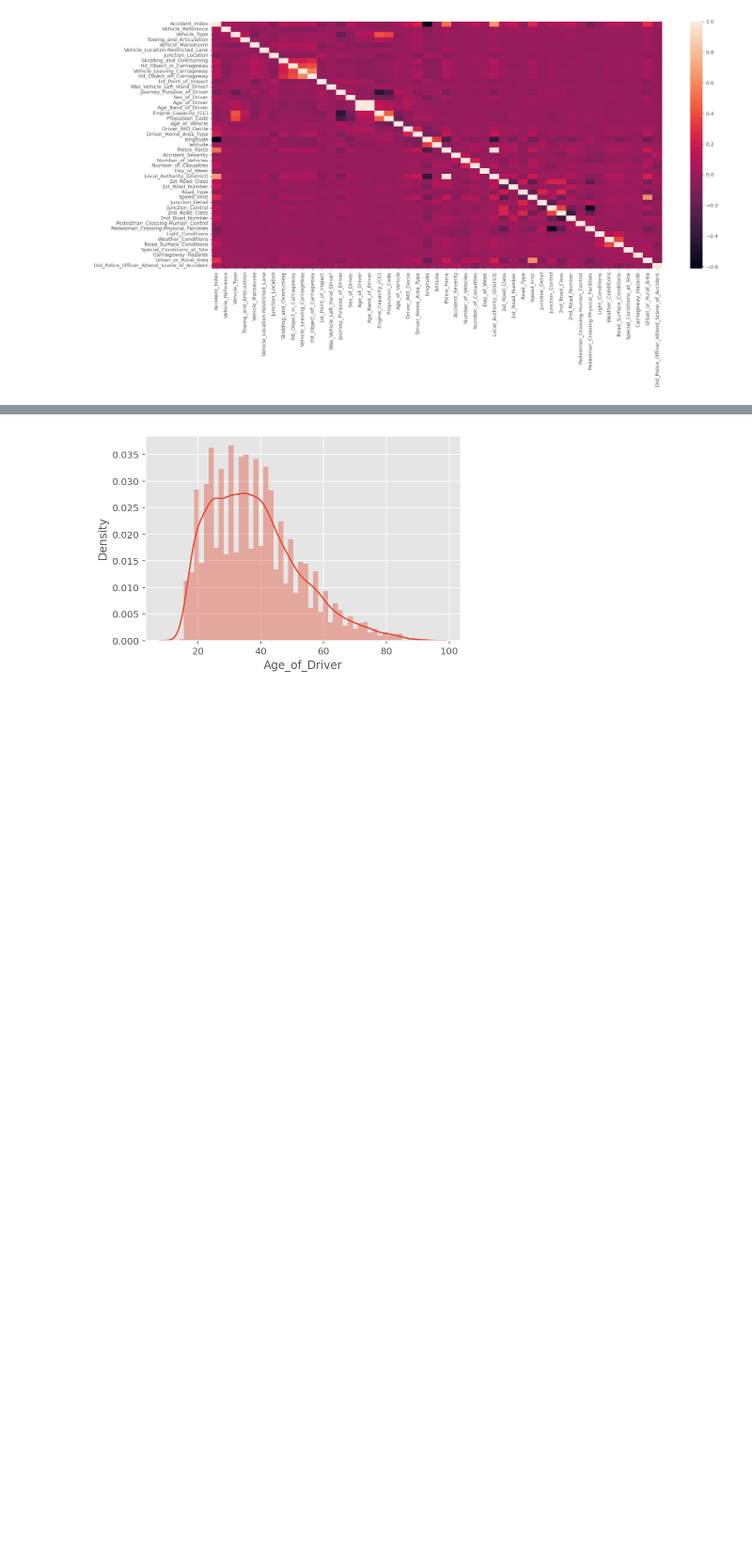
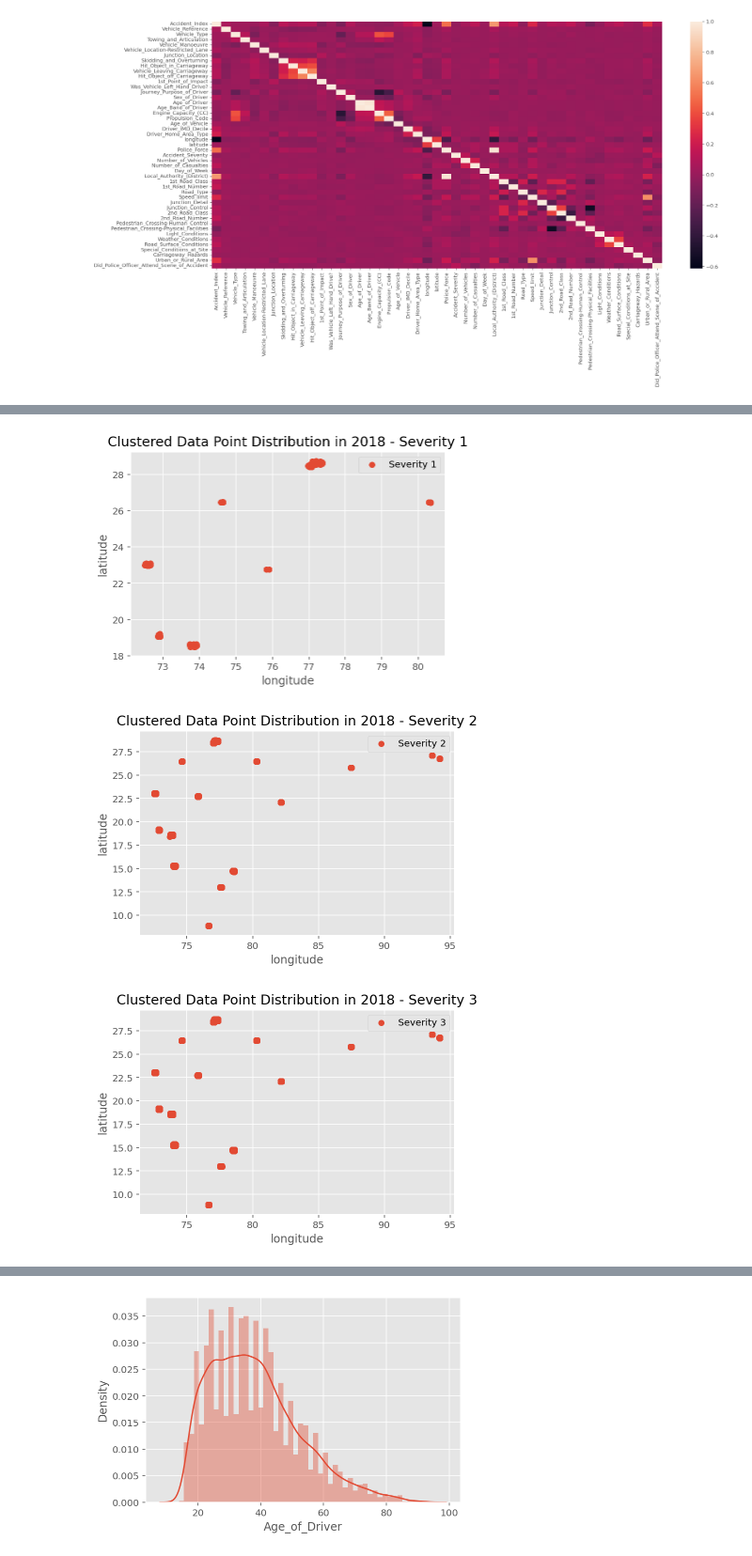
Before and after one commit to prithviraj-gadgi/road-accident-prediction, a Jupyter notebook: ml-model.ipynb, the cells around one changed output, grey strips where cells are left out. Shown at 94% size. Drawn from its saved outputs; the diff is of its cells as text; code cells hidden in the pictures; blank space fills up the shorter version.

```diff
--- a/ml-model.ipynb
+++ b/ml-model.ipynb
@@ -171,3 +184,33 @@ accidents_2018_03 = accidents_2018[accidents_2018.Accident_Severity == 3]
+# %%
+from sklearn.cluster import DBSCAN
+
+# Combine all severity levels into one dataframe
+all_accidents_2018 = pd.concat([accidents_2018_01, accidents_2018_02, accidents_2018_03])
+
+# Use DBSCAN to cluster data points
+dbscan = DBSCAN(eps=0.1, min_samples=5)  # Adjust eps and min_samples based on the data
+all_accidents_2018['cluster'] = dbscan.fit_predict(all_accidents_2018[['latitude', 'longitude']])
+
+# Filter data points in clusters (exclude noise points with cluster label -1)
+filtered_accidents_2018 = all_accidents_2018[all_accidents_2018['cluster'] != -1]
+
+# Separate data points for each severity level
+accidents_2018_01 = filtered_accidents_2018[filtered_accidents_2018['Accident_Severity'] == 1]
+accidents_2018_02 = filtered_accidents_2018[filtered_accidents_2018['Accident_Severity'] == 2]
+accidents_2018_03 = filtered_accidents_2018[filtered_accidents_2018['Accident_Severity'] == 3]
+
+# Visualize the distribution of filtered data points for each severity level
+for severity_level, df in [('Severity 1', accidents_2018_01), ('Severity 2', accidents_2018_02), ('Severity 3', accidents_2018_03)]:
+    plt.scatter(df['longitude'], df['latitude'], label=f'{severity_level}')
+    plt.xlabel('longitude')
+    plt.ylabel('latitude')
+    plt.title(f'Clustered Data Point Distribution in 2018 - {severity_level}')
+    plt.legend()
+    plt.show()
+# %% [output]
+[figure, added]
+[figure, added]
+[figure, added]
 # %%
 # !pip install gmaps
 # !jupyter nbextension enable --py gmaps
```
Also changed, not shown: parts of 8 cells of this notebook, 2 other files.
